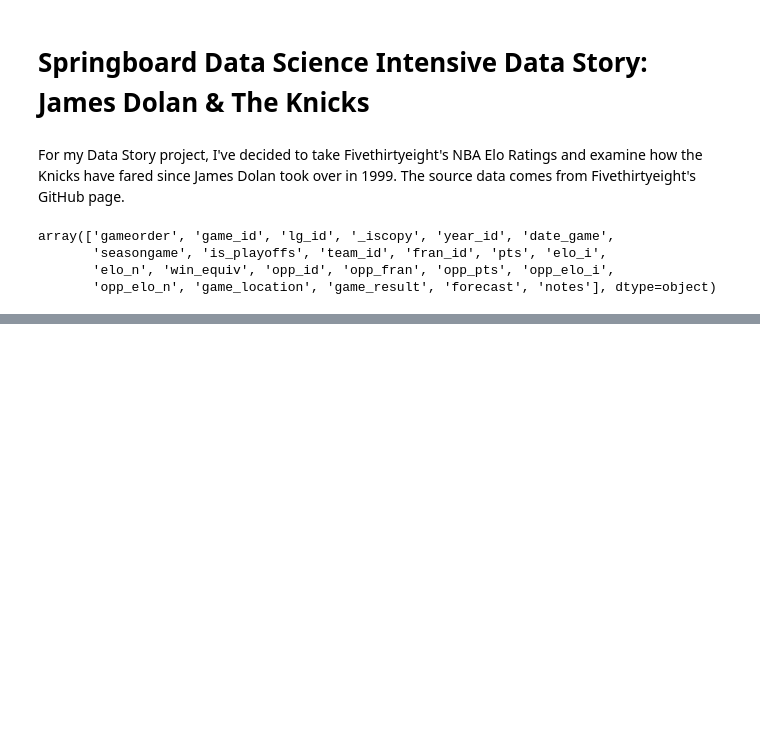
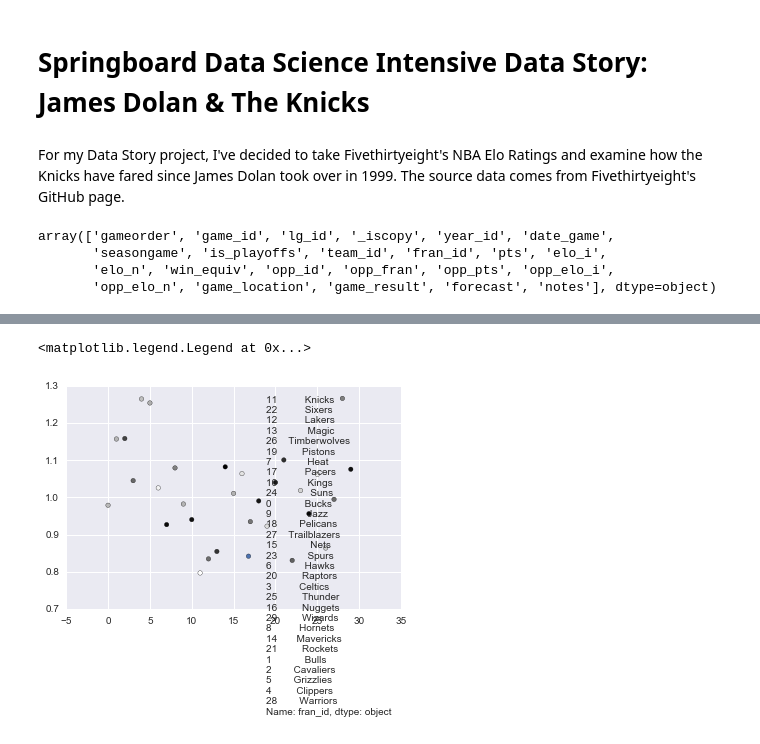
Before and after one commit to mcaruana/springboard_dsi, a Jupyter notebook: DSI_DataStory.ipynb, the cells around one changed output, grey strips where cells are left out. Cells and saved outputs as stored; diff of their text form; code cells hidden in the pictures; blank space fills up the shorter version.

```diff
--- a/DSI_DataStory.ipynb
+++ b/DSI_DataStory.ipynb
@@ -66,0 +102,5 @@ TypeError: boxplot() missing 1 required positional argument: 'vals'
+# %%
+test = indexed_elo.groupby(['fran_id'])['date_game'].max().reset_index()
+test_merge = pd.merge(test,indexed_elo,on=['fran_id','date_game'],how='inner')
+test_merge = test_merge.sort('indexed',ascending=True)
+test_merge.head(30)
@@ -66,0 +126,7 @@ TypeError: boxplot() missing 1 required positional argument: 'vals'
+# %%
+#This scatter plot shows that from the time Dolan took over until the end of 2014-2015 season, the Knicks have had the largest drop in Elo
+plt.scatter(test_merge.index,test_merge.indexed, c=np.random.rand(30,), label = test_merge.fran_id)
+plt.legend(loc='best')
+# %% [output]
+<matplotlib.legend.Legend at 0x...>
+[figure, added]
```
Also changed, not shown: parts of 18 cells of this notebook.
